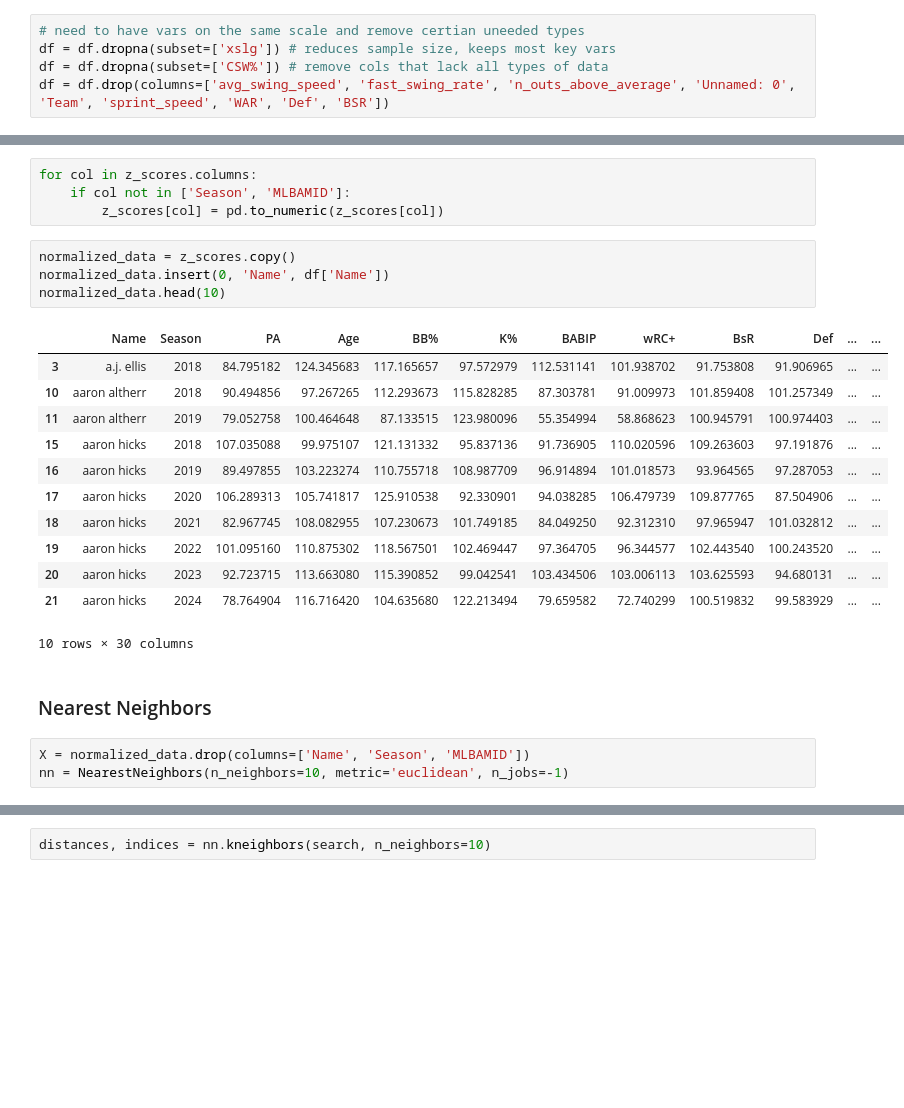
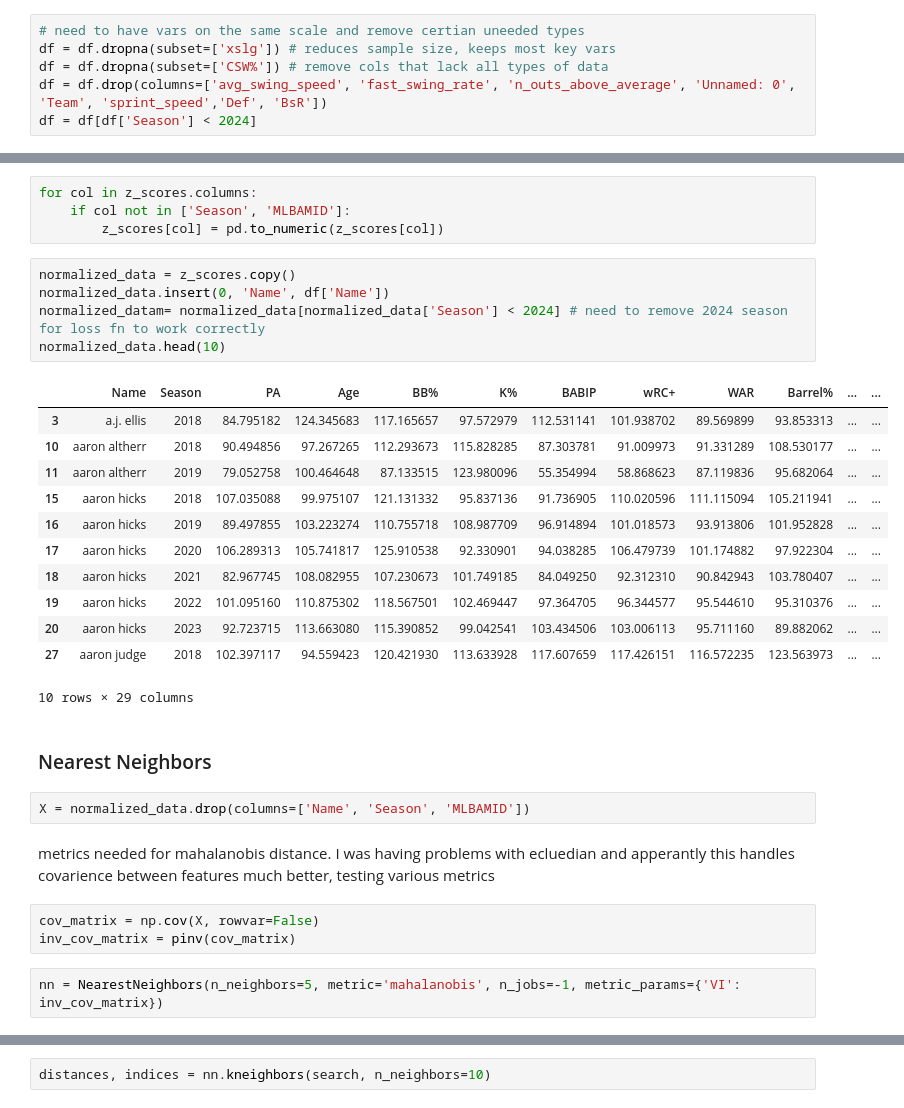
Before and after one commit to daltonlowery26/DIPS, a Jupyter notebook: exploration/nearest_neighbor.ipynb, the cells around one changed output, grey strips where cells are left out. Cells and saved outputs as stored; diff of their text form; blank space fills up the shorter version.

Commit message:
nn opti algorithm, other various updates

```diff
--- a/exploration/nearest_neighbor.ipynb
+++ b/exploration/nearest_neighbor.ipynb
@@ -19,7 +20,8 @@ df = og.copy() # import data
 # need to have vars on the same scale and remove certian uneeded types
 df = df.dropna(subset=['xslg']) # reduces sample size, keeps most key vars
 df = df.dropna(subset=['CSW%']) # remove cols that lack all types of data
-df = df.drop(columns=['avg_swing_speed', 'fast_swing_rate', 'n_outs_above_average', 'Unnamed: 0', 'Team', 'sprint_speed', 'WAR', 'Def', 'BSR'])
+df = df.drop(columns=['avg_swing_speed', 'fast_swing_rate', 'n_outs_above_average', 'Unnamed: 0', 'Team', 'sprint_speed','Def', 'BsR'])
+df = df[df['Season'] < 2024]
 # %% [markdown]
 ##### make all vars the same scale
 # %%
@@ -108,25 +108,32 @@ for col in z_scores.columns:
 # %%
 normalized_data = z_scores.copy()
 normalized_data.insert(0, 'Name', df['Name'])
+normalized_datam= normalized_data[normalized_data['Season'] < 2024] # need to remove 2024 season for loss fn to work correctly
 normalized_data.head(10)
 # %% [output]
-|  | Name | Season | PA | Age | BB% | K% | BABIP | wRC+ | BsR | Def | ... | ... |
-| 3 | a.j. ellis | 2018 | 84.795182 | 124.345683 | 117.165657 | 97.572979 | 112.531141 | 101.938702 | 91.753808 | 91.906965 | ... | ... |
-| 10 | aaron altherr | 2018 | 90.494856 | 97.267265 | 112.293673 | 115.828285 | 87.303781 | 91.009973 | 101.859408 | 101.257349 | ... | ... |
-| 11 | aaron altherr | 2019 | 79.052758 | 100.464648 | 87.133515 | 123.980096 | 55.354994 | 58.868623 | 100.945791 | 100.974403 | ... | ... |
-| 15 | aaron hicks | 2018 | 107.035088 | 99.975107 | 121.131332 | 95.837136 | 91.736905 | 110.020596 | 109.263603 | 97.191876 | ... | ... |
-| 16 | aaron hicks | 2019 | 89.497855 | 103.223274 | 110.755718 | 108.987709 | 96.914894 | 101.018573 | 93.964565 | 97.287053 | ... | ... |
-| 17 | aaron hicks | 2020 | 106.289313 | 105.741817 | 125.910538 | 92.330901 | 94.038285 | 106.479739 | 109.877765 | 87.504906 | ... | ... |
-| 18 | aaron hicks | 2021 | 82.967745 | 108.082955 | 107.230673 | 101.749185 | 84.049250 | 92.312310 | 97.965947 | 101.032812 | ... | ... |
-| 19 | aaron hicks | 2022 | 101.095160 | 110.875302 | 118.567501 | 102.469447 | 97.364705 | 96.344577 | 102.443540 | 100.243520 | ... | ... |
-| 20 | aaron hicks | 2023 | 92.723715 | 113.663080 | 115.390852 | 99.042541 | 103.434506 | 103.006113 | 103.625593 | 94.680131 | ... | ... |
-| 21 | aaron hicks | 2024 | 78.764904 | 116.716420 | 104.635680 | 122.213494 | 79.659582 | 72.740299 | 100.519832 | 99.583929 | ... | ... |
+|  | Name | Season | PA | Age | BB% | K% | BABIP | wRC+ | WAR | Barrel% | ... | ... |
+| 3 | a.j. ellis | 2018 | 84.795182 | 124.345683 | 117.165657 | 97.572979 | 112.531141 | 101.938702 | 89.569899 | 93.853313 | ... | ... |
+| 10 | aaron altherr | 2018 | 90.494856 | 97.267265 | 112.293673 | 115.828285 | 87.303781 | 91.009973 | 91.331289 | 108.530177 | ... | ... |
+| 11 | aaron altherr | 2019 | 79.052758 | 100.464648 | 87.133515 | 123.980096 | 55.354994 | 58.868623 | 87.119836 | 95.682064 | ... | ... |
+| 15 | aaron hicks | 2018 | 107.035088 | 99.975107 | 121.131332 | 95.837136 | 91.736905 | 110.020596 | 111.115094 | 105.211941 | ... | ... |
+| 16 | aaron hicks | 2019 | 89.497855 | 103.223274 | 110.755718 | 108.987709 | 96.914894 | 101.018573 | 93.913806 | 101.952828 | ... | ... |
+| 17 | aaron hicks | 2020 | 106.289313 | 105.741817 | 125.910538 | 92.330901 | 94.038285 | 106.479739 | 101.174882 | 97.922304 | ... | ... |
+| 18 | aaron hicks | 2021 | 82.967745 | 108.082955 | 107.230673 | 101.749185 | 84.049250 | 92.312310 | 90.842943 | 103.780407 | ... | ... |
+| 19 | aaron hicks | 2022 | 101.095160 | 110.875302 | 118.567501 | 102.469447 | 97.364705 | 96.344577 | 95.544610 | 95.310376 | ... | ... |
+| 20 | aaron hicks | 2023 | 92.723715 | 113.663080 | 115.390852 | 99.042541 | 103.434506 | 103.006113 | 95.711160 | 89.882062 | ... | ... |
+| 27 | aaron judge | 2018 | 102.397117 | 94.559423 | 120.421930 | 113.633928 | 117.607659 | 117.426151 | 116.572235 | 123.563973 | ... | ... |
-10 rows × 30 columns
+10 rows × 29 columns
 # %% [markdown]
 ### Nearest Neighbors
+# %%
+X = normalized_data.drop(columns=['Name', 'Season', 'MLBAMID'])
+# %% [markdown]
+metrics needed for mahalanobis distance. I was having problems with ecluedian and apperantly this handles covarience between features much better, testing various metrics
+# %%
+cov_matrix = np.cov(X, rowvar=False)
+inv_cov_matrix = pinv(cov_matrix)
 # %%
-X = normalized_data.drop(columns=['Name', 'Season', 'MLBAMID'])
-nn = NearestNeighbors(n_neighbors=10, metric='euclidean', n_jobs=-1)
+nn = NearestNeighbors(n_neighbors=5, metric='mahalanobis', n_jobs=-1, metric_params={'VI': inv_cov_matrix})
 # %%
 nn.fit(X)
 # %% [output]
```
Also changed, not shown: parts of 21 cells of this notebook, 2 other files.
